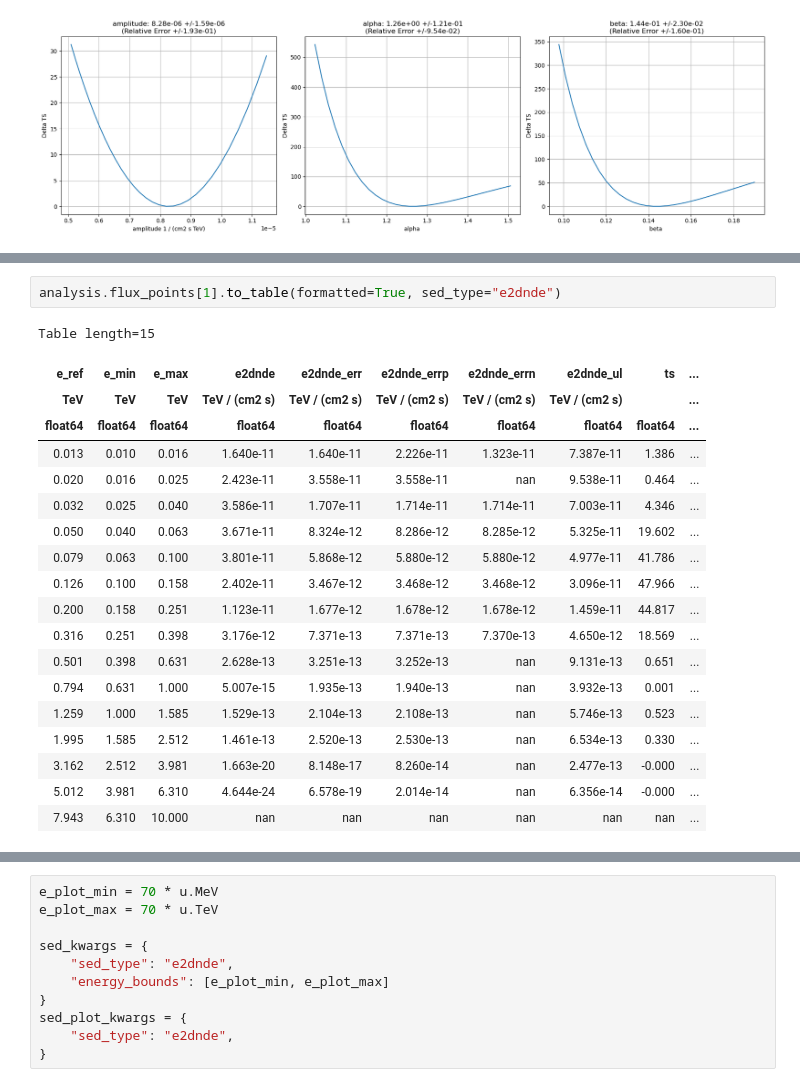
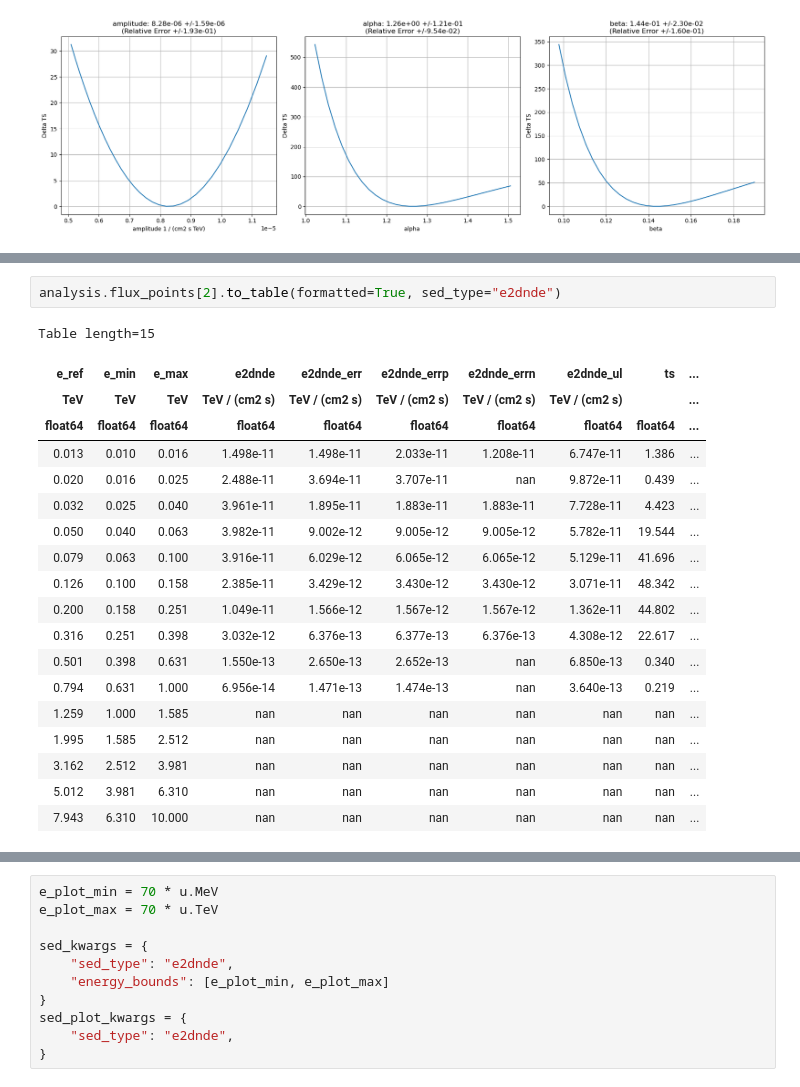
Before and after one commit to chaimain/asgardpy, a Jupyter notebook: notebooks/joint_fit_LAT_LST.ipynb, the cells around one changed output, grey strips where cells are left out. Cells and saved outputs as stored; diff of their text form.

```diff
--- a/notebooks/joint_fit_LAT_LST.ipynb
+++ b/notebooks/joint_fit_LAT_LST.ipynb
@@ -399,24 +401,24 @@ Table length=8
 # %%
-analysis.flux_points[1].to_table(formatted=True, sed_type="e2dnde")
+analysis.flux_points[2].to_table(formatted=True, sed_type="e2dnde")
 # %% [output]
 Table length=15
 | e_ref | e_min | e_max | e2dnde | e2dnde_err | e2dnde_errp | e2dnde_errn | e2dnde_ul | ts | ... |
 | TeV | TeV | TeV | TeV / (cm2 s) | TeV / (cm2 s) | TeV / (cm2 s) | TeV / (cm2 s) | TeV / (cm2 s) |  | ... |
 | float64 | float64 | float64 | float64 | float64 | float64 | float64 | float64 | float64 | ... |
-| 0.013 | 0.010 | 0.016 | 1.640e-11 | 1.640e-11 | 2.226e-11 | 1.323e-11 | 7.387e-11 | 1.386 | ... |
-| 0.020 | 0.016 | 0.025 | 2.423e-11 | 3.558e-11 | 3.558e-11 | nan | 9.538e-11 | 0.464 | ... |
-| 0.032 | 0.025 | 0.040 | 3.586e-11 | 1.707e-11 | 1.714e-11 | 1.714e-11 | 7.003e-11 | 4.346 | ... |
-| 0.050 | 0.040 | 0.063 | 3.671e-11 | 8.324e-12 | 8.286e-12 | 8.285e-12 | 5.325e-11 | 19.602 | ... |
-| 0.079 | 0.063 | 0.100 | 3.801e-11 | 5.868e-12 | 5.880e-12 | 5.880e-12 | 4.977e-11 | 41.786 | ... |
-| 0.126 | 0.100 | 0.158 | 2.402e-11 | 3.467e-12 | 3.468e-12 | 3.468e-12 | 3.096e-11 | 47.966 | ... |
-| 0.200 | 0.158 | 0.251 | 1.123e-11 | 1.677e-12 | 1.678e-12 | 1.678e-12 | 1.459e-11 | 44.817 | ... |
-| 0.316 | 0.251 | 0.398 | 3.176e-12 | 7.371e-13 | 7.371e-13 | 7.370e-13 | 4.650e-12 | 18.569 | ... |
-| 0.501 | 0.398 | 0.631 | 2.628e-13 | 3.251e-13 | 3.252e-13 | nan | 9.131e-13 | 0.651 | ... |
-| 0.794 | 0.631 | 1.000 | 5.007e-15 | 1.935e-13 | 1.940e-13 | nan | 3.932e-13 | 0.001 | ... |
-| 1.259 | 1.000 | 1.585 | 1.529e-13 | 2.104e-13 | 2.108e-13 | nan | 5.746e-13 | 0.523 | ... |
-| 1.995 | 1.585 | 2.512 | 1.461e-13 | 2.520e-13 | 2.530e-13 | nan | 6.534e-13 | 0.330 | ... |
-| 3.162 | 2.512 | 3.981 | 1.663e-20 | 8.148e-17 | 8.260e-14 | nan | 2.477e-13 | -0.000 | ... |
-| 5.012 | 3.981 | 6.310 | 4.644e-24 | 6.578e-19 | 2.014e-14 | nan | 6.356e-14 | -0.000 | ... |
+| 0.013 | 0.010 | 0.016 | 1.498e-11 | 1.498e-11 | 2.033e-11 | 1.208e-11 | 6.747e-11 | 1.386 | ... |
+| 0.020 | 0.016 | 0.025 | 2.488e-11 | 3.694e-11 | 3.707e-11 | nan | 9.872e-11 | 0.439 | ... |
+| 0.032 | 0.025 | 0.040 | 3.961e-11 | 1.895e-11 | 1.883e-11 | 1.883e-11 | 7.728e-11 | 4.423 | ... |
+| 0.050 | 0.040 | 0.063 | 3.982e-11 | 9.002e-12 | 9.005e-12 | 9.005e-12 | 5.782e-11 | 19.544 | ... |
+| 0.079 | 0.063 | 0.100 | 3.916e-11 | 6.029e-12 | 6.065e-12 | 6.065e-12 | 5.129e-11 | 41.696 | ... |
+| 0.126 | 0.100 | 0.158 | 2.385e-11 | 3.429e-12 | 3.430e-12 | 3.430e-12 | 3.071e-11 | 48.342 | ... |
+| 0.200 | 0.158 | 0.251 | 1.049e-11 | 1.566e-12 | 1.567e-12 | 1.567e-12 | 1.362e-11 | 44.802 | ... |
+| 0.316 | 0.251 | 0.398 | 3.032e-12 | 6.376e-13 | 6.377e-13 | 6.376e-13 | 4.308e-12 | 22.617 | ... |
+| 0.501 | 0.398 | 0.631 | 1.550e-13 | 2.650e-13 | 2.652e-13 | nan | 6.850e-13 | 0.340 | ... |
+| 0.794 | 0.631 | 1.000 | 6.956e-14 | 1.471e-13 | 1.474e-13 | nan | 3.640e-13 | 0.219 | ... |
+| 1.259 | 1.000 | 1.585 | nan | nan | nan | nan | nan | nan | ... |
+| 1.995 | 1.585 | 2.512 | nan | nan | nan | nan | nan | nan | ... |
+| 3.162 | 2.512 | 3.981 | nan | nan | nan | nan | nan | nan | ... |
+| 5.012 | 3.981 | 6.310 | nan | nan | nan | nan | nan | nan | ... |
 | 7.943 | 6.310 | 10.000 | nan | nan | nan | nan | nan | nan | ... |
 # %%
 analysis.flux_points[0].plot_ts_profiles(sed_type="e2dnde")
```
Also changed, not shown: parts of 8 cells of this notebook.
